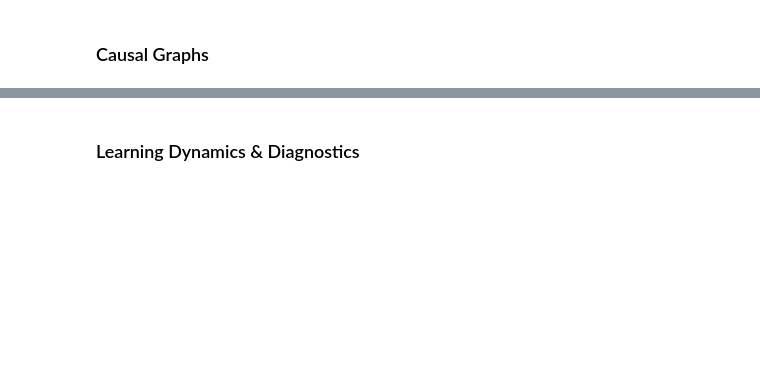
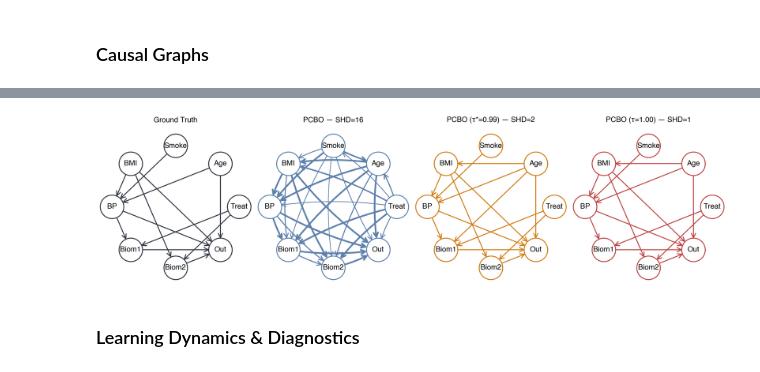
Before and after one commit to ai4ai-lab/preferential-cbo, a Jupyter notebook: demo_pcbo.ipynb, the cells around one changed output, grey strips where cells are left out. Cells and saved outputs as stored; diff of their text form; code cells hidden in the pictures; blank space fills up the shorter version.

Commit message:
Added manual threshold, fixed figures sizes, cleaned results part

```diff
--- a/demo_pcbo.ipynb
+++ b/demo_pcbo.ipynb
@@ -1580,0 +1578,20 @@ Graph-level performance
+# %%
+print("\n" + "="*70)
+print("RESULTS — Baselines (trained on intervention outcomes)")
+print("="*70)
+
+print("\nGraph-level performance")
+print(tabulate(baseline_perf_rows, headers=perf_headers, tablefmt="github"))
+
+# Save baseline performance
+table_baseline_txt = tabulate(baseline_perf_rows, headers=perf_headers, tablefmt="github")
+with open(os.path.join(TAB_DIR, f"performance_baselines_{dataset_type}.md"), "w") as f:
+    f.write("Graph-level performance\n\n")
+    f.write(table_baseline_txt + "\n")
+
+print("\nEdge-wise counts")
+print(tabulate(baseline_counts_rows, headers=counts_headers, tablefmt="github"))
+table_baseline_counts_txt = tabulate(baseline_counts_rows, headers=counts_headers, tablefmt="github")
+with open(os.path.join(TAB_DIR, f"counts_baselines_{dataset_type}.md"), "w") as f:
+    f.write("Edge-wise counts\n\n")
+    f.write(table_baseline_counts_txt + "\n")
@@ -1661,2 +1681,60 @@ plt.show()
+# %%
+if n_nodes	> 10 or dataset_type == "medical":
+				figsize = (24, 6.5)
+else:
+				figsize = (19, 5)
+
+LAYOUT = "circular"
+G_true = nx.DiGraph(true_adj_np)
+pos = (nx.spring_layout(G_true, seed=42) if LAYOUT=="spring" else
+       nx.kamada_kawai_layout(G_true) if LAYOUT=="kamada_kawai" else
+       nx.circular_layout(G_true))
+
+fig, axes = plt.subplots(1, 4, figsize=figsize)
+plt.subplots_adjust(wspace=1)
+
+# (a) Truth
+ax = axes[0]
+nx.draw_networkx_nodes(G_true, pos, ax=ax, node_color='white', node_size=node_size, linewidths=2.5, edgecolors=COLORS['primary'])
+if dataset_type == "medical":
+				nx.draw_networkx_edges(G_true, pos, ax=ax, edge_color=COLORS['primary'], width=2.5, arrowsize=30, arrowstyle='->', min_source_margin=margin, min_target_margin=margin)
+else:
+				nx.draw_networkx_edges(G_true, pos, ax=ax, edge_color=COLORS['primary'], width=2.5, arrowsize=30, arrowstyle='->', min_source_margin=margin, min_target_margin=margin)
+nx.draw_networkx_labels(G_true, pos, ax=ax, font_size=20, font_weight='semibold', labels={i: pcbo.node_names[i] for i in G_true.nodes()})
+ax.set_title('Ground Truth', fontsize=20, pad=30); ax.axis('off')
+
+# (b) Projected (thickness is proportional to P_full)
+ax = axes[1]
+G_proj = nx.DiGraph(A_proj)
+nx.draw_networkx_nodes(G_proj, pos, ax=ax, node_color='white', node_size=node_size, linewidths=2.5, edgecolors=COLORS['secondary'])
+for (i,j) in G_proj.edges():
+    w = P_full[i,j]*3.0 + 1.5
+    nx.draw_networkx_edges(G_proj, pos, ax=ax, edgelist=[(i,j)], edge_color=COLORS['secondary'], width=w, arrowsize=30, arrowstyle='->', connectionstyle='arc3,rad=0.08', min_source_margin=margin, min_target_margin=margin)
+nx.draw_networkx_labels(G_proj, pos, ax=ax, font_size=20, font_weight='semibold', labels={i: pcbo.node_names[i] for i in G_proj.nodes()})
+ax.set_title(f'PCBO — SHD={m_proj["shd"]}', fontsize=20, pad=30); ax.axis('off')
+
+# (c) Thresholded
+ax = axes[2]
+G_thr = nx.DiGraph(A_thrproj)
+nx.draw_networkx_nodes(G_thr, pos, ax=ax, node_color='white', node_size=node_size, linewidths=2.5, edgecolors="#CF7A11")
+nx.draw_networkx_edges(G_thr, pos, ax=ax, edge_color="#CF7A11", width=2.5, arrowsize=30, arrowstyle='->', min_source_margin=margin, min_target_margin=margin)
+nx.draw_networkx_labels(G_thr, pos, ax=ax, font_size=20, font_weight='semibold', labels={i: pcbo.node_names[i] for i in G_thr.nodes()})
+ax.set_title(f'PCBO (τ*={t_star:.2f}) — SHD={m_thr["shd"]}', fontsize=20, pad=30); ax.axis('off')
+
+# (d) Thresholded (manual t)
+ax = axes[3]
+G_thr_manual = nx.DiGraph(A_thrproj_manual)
+nx.draw_networkx_nodes(G_thr_manual, pos, ax=ax, node_color='white',	node_size=node_size, linewidths=2.5, edgecolors="#BE4242")
+nx.draw_networkx_edges(G_thr_manual, pos, ax=ax, edge_color="#BE4242", width=2.5, arrowsize=30, arrowstyle='->', min_source_margin=margin, min_target_margin=margin)
+nx.draw_networkx_labels(G_thr_manual, pos, ax=ax, font_size=20, font_weight='semibold', labels={i: pcbo.node_names[i] for i in G_thr_manual.nodes()})
+ax.set_title(f'PCBO (τ={t:.2f}) — SHD={m_thr_manual["shd"]}', fontsize=20, pad=30); ax.axis('off')
+
+# plt.suptitle('Causal Structure', fontsize=20, fontweight='bold')
+plt.tight_layout()
+if SAVE_FIGS:
+     plt.savefig(os.path.join(FIG_DIR, f'graphs_PCBO_{dataset_type}.pdf'), dpi=300, bbox_inches='tight')
+plt.show()
+# %% [output]
+[figure, added]
 # %% [markdown]
 ### Learning Dynamics \& Diagnostics
```
Also changed, not shown: parts of 19 cells of this notebook.
